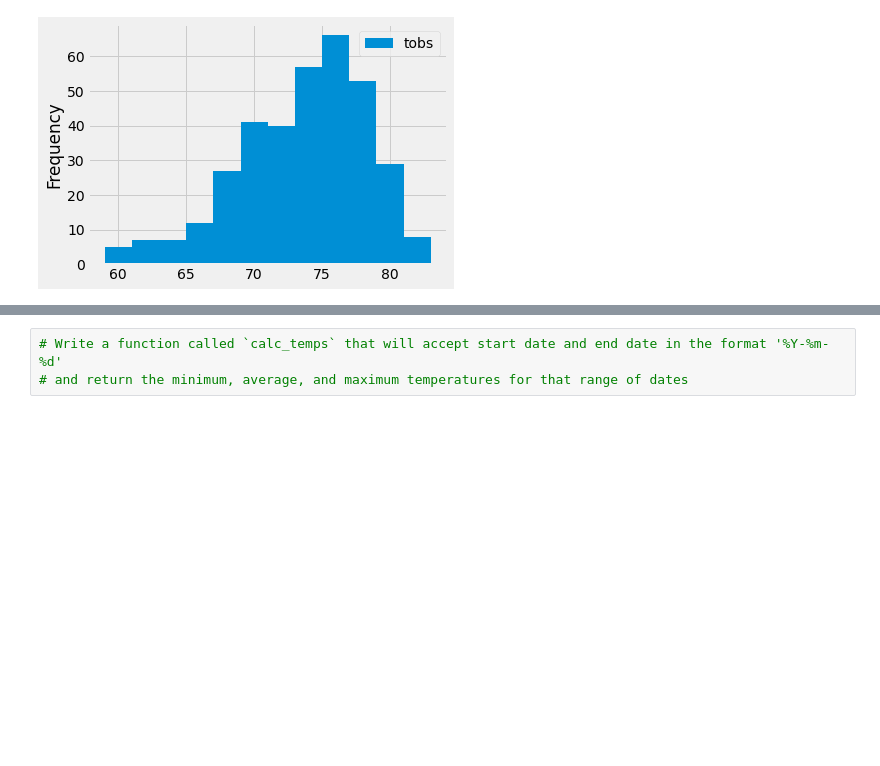
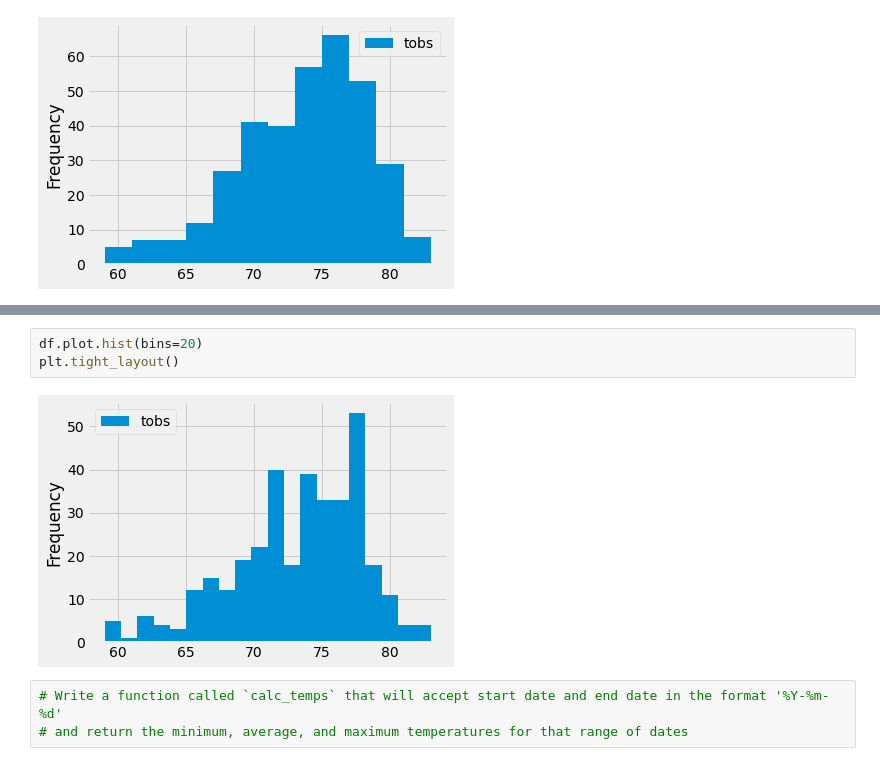
Before and after one commit to rghosh23/UCB-Mod9-Surfs-Up, a Jupyter notebook: climate_analysis.ipynb, the cells around one changed output, grey strips where cells are left out. Drawn from its saved outputs; the diff is of its cells as text; blank space fills up the shorter version.

```diff
--- a/climate_analysis.ipynb
+++ b/climate_analysis.ipynb
@@ -150,3 +155,8 @@ plt.tight_layout()
+# %%
+df.plot.hist(bins=20)
+plt.tight_layout()
+# %% [output]
+[figure, added]
 # %%
 # Write a function called `calc_temps` that will accept start date and end date in the format '%Y-%m-%d'
 # and return the minimum, average, and maximum temperatures for that range of dates
```
Also changed, not shown: parts of 1 cell of this notebook, 1 other file.
